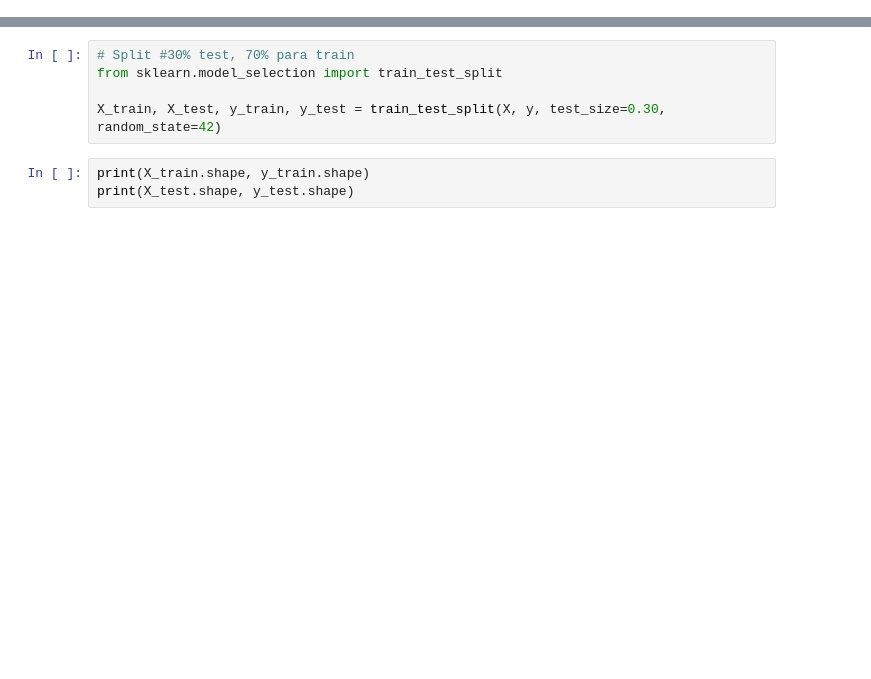
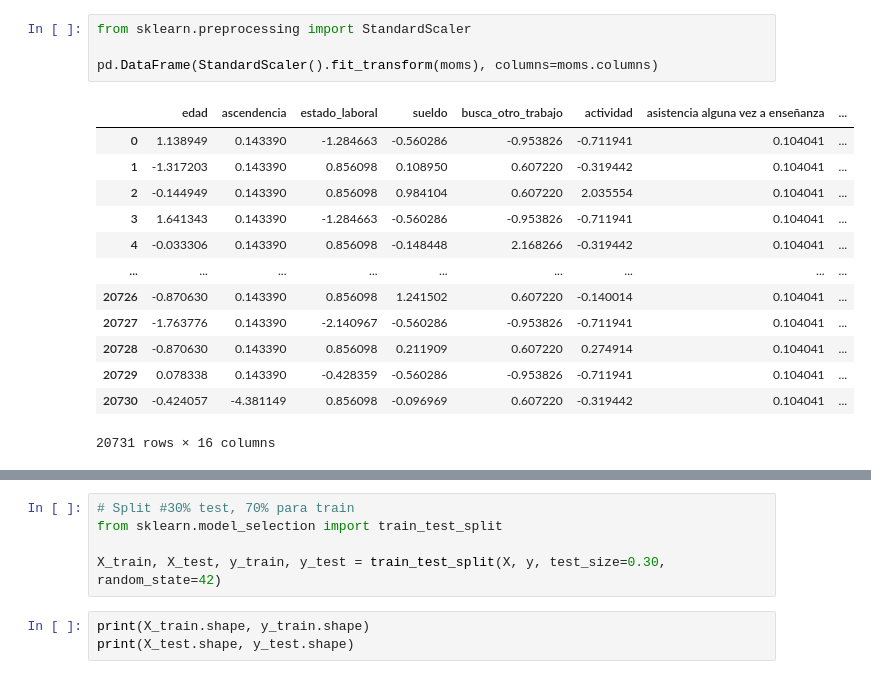
Before and after one commit to anicolon/coder_proyecto, a Jupyter notebook: hch_2020/logistic.ipynb, the cells around one changed output, grey strips where cells are left out. Drawn from its saved outputs; the diff is of its cells as text; blank space fills up the shorter version.

```diff
--- a/hch_2020/logistic.ipynb
+++ b/hch_2020/logistic.ipynb
@@ -47,3 +51,21 @@ moms.sample(3)
+# %%
+from sklearn.preprocessing import StandardScaler
+
+pd.DataFrame(StandardScaler().fit_transform(moms), columns=moms.columns)
+# %% [output]
+|  | edad | ascendencia | estado_laboral | sueldo | busca_otro_trabajo | actividad | asistencia alguna vez a enseñanza | ... |
+| 0 | 1.138949 | 0.143390 | -1.284663 | -0.560286 | -0.953826 | -0.711941 | 0.104041 | ... |
+| 1 | -1.317203 | 0.143390 | 0.856098 | 0.108950 | 0.607220 | -0.319442 | 0.104041 | ... |
+| 2 | -0.144949 | 0.143390 | 0.856098 | 0.984104 | 0.607220 | 2.035554 | 0.104041 | ... |
+| 3 | 1.641343 | 0.143390 | -1.284663 | -0.560286 | -0.953826 | -0.711941 | 0.104041 | ... |
+| 4 | -0.033306 | 0.143390 | 0.856098 | -0.148448 | 2.168266 | -0.319442 | 0.104041 | ... |
+| ... | ... | ... | ... | ... | ... | ... | ... | ... |
+| 20726 | -0.870630 | 0.143390 | 0.856098 | 1.241502 | 0.607220 | -0.140014 | 0.104041 | ... |
+| 20727 | -1.763776 | 0.143390 | -2.140967 | -0.560286 | -0.953826 | -0.711941 | 0.104041 | ... |
+| 20728 | -0.870630 | 0.143390 | 0.856098 | 0.211909 | 0.607220 | 0.274914 | 0.104041 | ... |
+| 20729 | 0.078338 | 0.143390 | -0.428359 | -0.560286 | -0.953826 | -0.711941 | 0.104041 | ... |
+| 20730 | -0.424057 | -4.381149 | 0.856098 | -0.096969 | 0.607220 | -0.319442 | 0.104041 | ... |
+20731 rows × 16 columns
 # %%
 corr = moms.corr()
 sns.heatmap(corr, xticklabels=corr.columns.values, yticklabels=corr.columns.values, annot=True)
```
Also changed, not shown: parts of 13 cells of this notebook.
